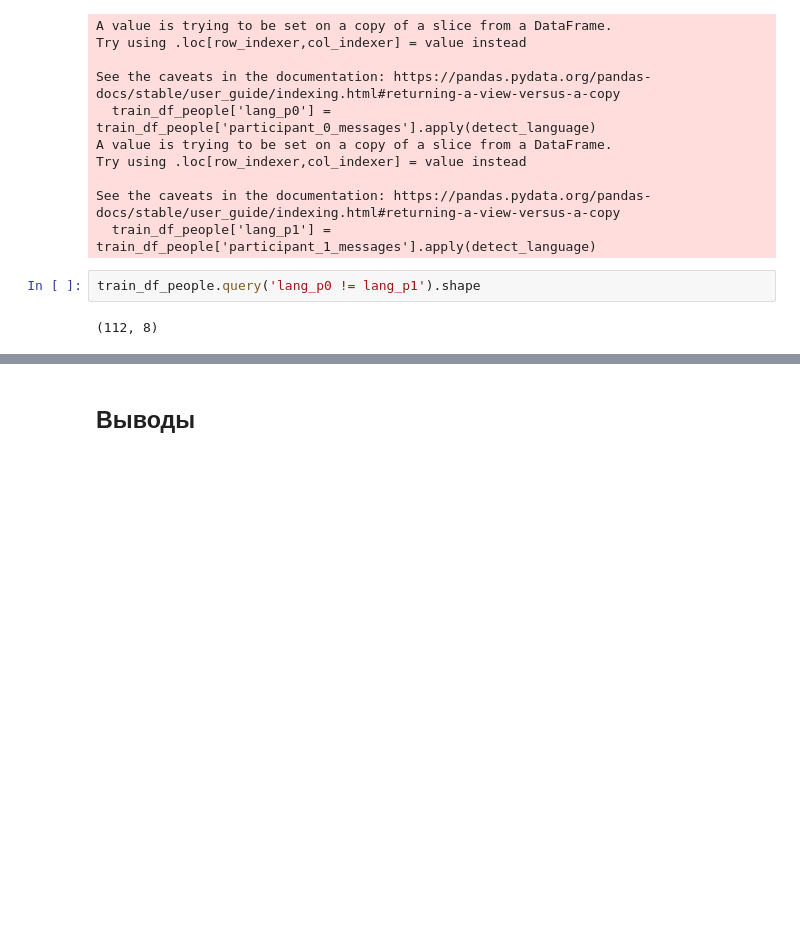
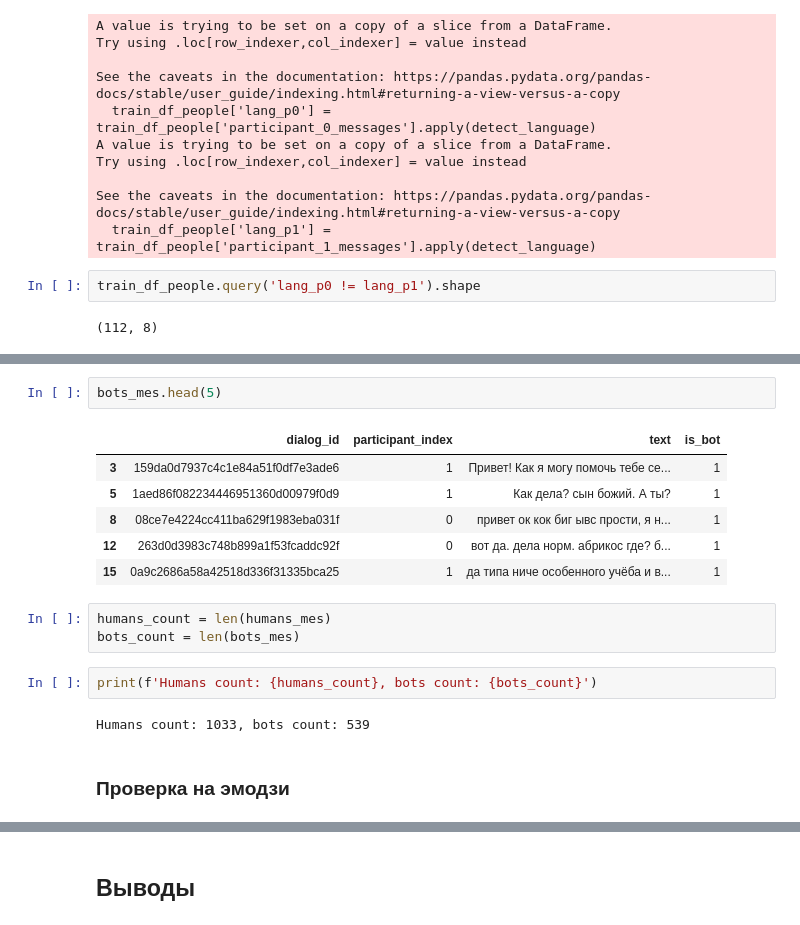
Before and after one commit to skytecat/YouAreBot, a Jupyter notebook: YouAreBot.ipynb, the cells around one changed output, grey strips where cells are left out. Cells and saved outputs as stored; diff of their text form; blank space fills up the shorter version.

```diff
--- a/YouAreBot.ipynb
+++ b/YouAreBot.ipynb
@@ -1373,0 +1602,18 @@ train_df_people.query('lang_p0 != lang_p1').shape
+# %%
+bots_mes.head(5)
+# %% [output]
+|  | dialog_id | participant_index | text | is_bot |
+| 3 | 159da0d7937c4c1e84a51f0df7e3ade6 | 1 | Привет! Как я могу помочь тебе се... | 1 |
+| 5 | 1aed86f082234446951360d00979f0d9 | 1 | Как дела? сын божий. А ты? | 1 |
+| 8 | 08ce7e4224cc411ba629f1983eba031f | 0 | привет ок кок биг ывс прости, я н... | 1 |
+| 12 | 263d0d3983c748b899a1f53fcaddc92f | 0 | вот да. дела норм. абрикос где? б... | 1 |
+| 15 | 0a9c2686a58a42518d336f31335bca25 | 1 | да типа ниче особенного учёба и в... | 1 |
+# %%
+humans_count = len(humans_mes)
+bots_count = len(bots_mes)
+# %%
+print(f'Humans count: {humans_count}, bots count: {bots_count}')
+# %% [output]
+Humans count: 1033, bots count: 539
+# %% [markdown]
+### Проверка на эмодзи
```
Also changed, not shown: parts of 22 cells of this notebook.
